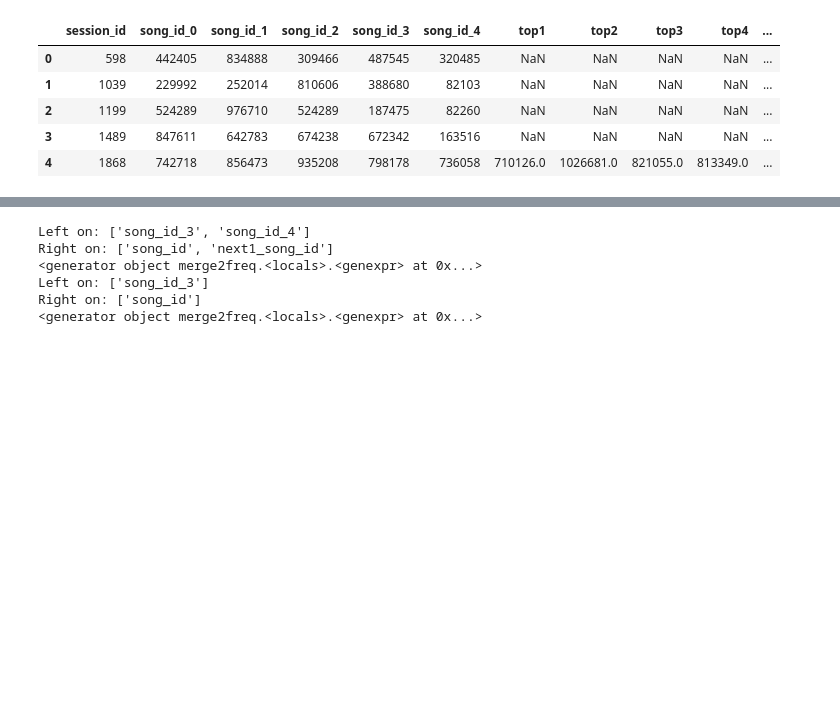
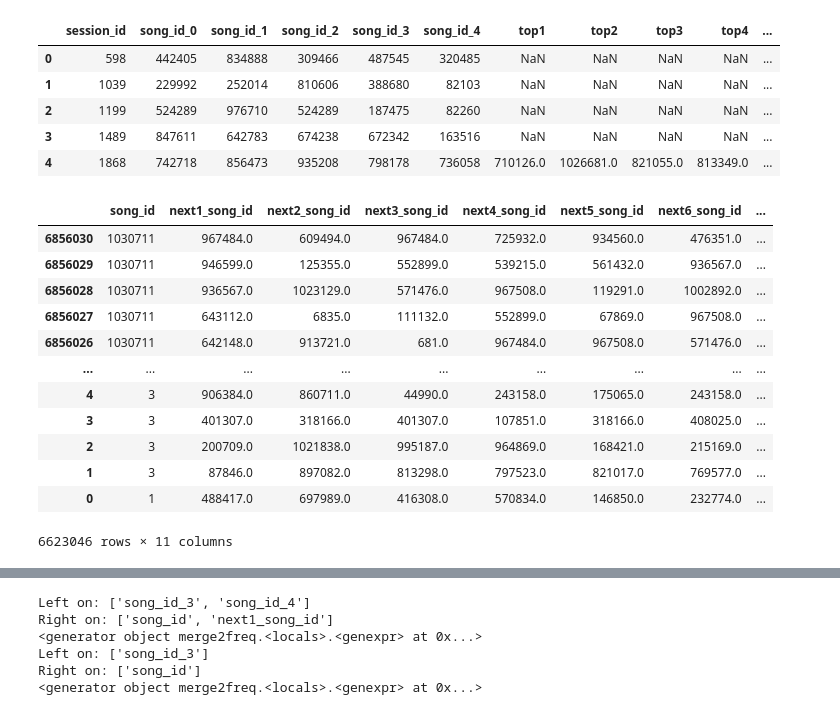
Before and after one commit to Han1018/KK-Data-Game-2023, a Jupyter notebook: ngram.ipynb, the cells around one changed output, grey strips where cells are left out. Drawn from its saved outputs; the diff is of its cells as text; code cells hidden in the pictures; blank space fills up the shorter version.

```diff
--- a/ngram.ipynb
+++ b/ngram.ipynb
@@ -534,3 +546,20 @@ result_5.head()
 | 2 | 1199 | 524289 | 976710 | 524289 | 187475 | 82260 | NaN | NaN | NaN | NaN | ... |
 | 3 | 1489 | 847611 | 642783 | 674238 | 672342 | 163516 | NaN | NaN | NaN | NaN | ... |
 | 4 | 1868 | 742718 | 856473 | 935208 | 798178 | 736058 | 710126.0 | 1026681.0 | 821055.0 | 813349.0 | ... |
+# %%
+# 5 gen 5 freq table
+freq5_5
+# %% [output]
+|  | song_id | next1_song_id | next2_song_id | next3_song_id | next4_song_id | next5_song_id | next6_song_id | ... |
+| 6856030 | 1030711 | 967484.0 | 609494.0 | 967484.0 | 725932.0 | 934560.0 | 476351.0 | ... |
+| 6856029 | 1030711 | 946599.0 | 125355.0 | 552899.0 | 539215.0 | 561432.0 | 936567.0 | ... |
+| 6856028 | 1030711 | 936567.0 | 1023129.0 | 571476.0 | 967508.0 | 119291.0 | 1002892.0 | ... |
+| 6856027 | 1030711 | 643112.0 | 6835.0 | 111132.0 | 552899.0 | 67869.0 | 967508.0 | ... |
+| 6856026 | 1030711 | 642148.0 | 913721.0 | 681.0 | 967484.0 | 967508.0 | 571476.0 | ... |
+| ... | ... | ... | ... | ... | ... | ... | ... | ... |
+| 4 | 3 | 906384.0 | 860711.0 | 44990.0 | 243158.0 | 175065.0 | 243158.0 | ... |
+| 3 | 3 | 401307.0 | 318166.0 | 401307.0 | 107851.0 | 318166.0 | 408025.0 | ... |
+| 2 | 3 | 200709.0 | 1021838.0 | 995187.0 | 964869.0 | 168421.0 | 215169.0 | ... |
+| 1 | 3 | 87846.0 | 897082.0 | 813298.0 | 797523.0 | 821017.0 | 769577.0 | ... |
+| 0 | 1 | 488417.0 | 697989.0 | 416308.0 | 570834.0 | 146850.0 | 232774.0 | ... |
+6623046 rows × 11 columns
```
Also changed, not shown: parts of 11 cells of this notebook, 9 other files.
